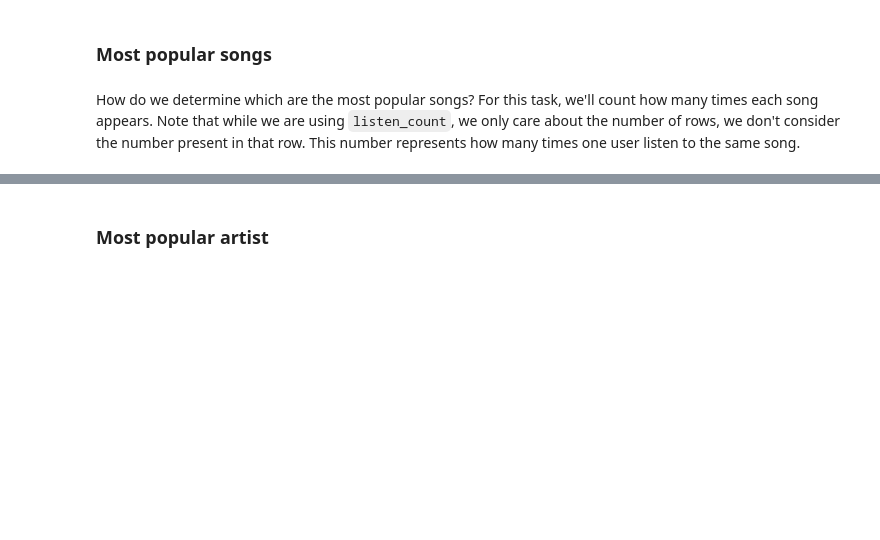
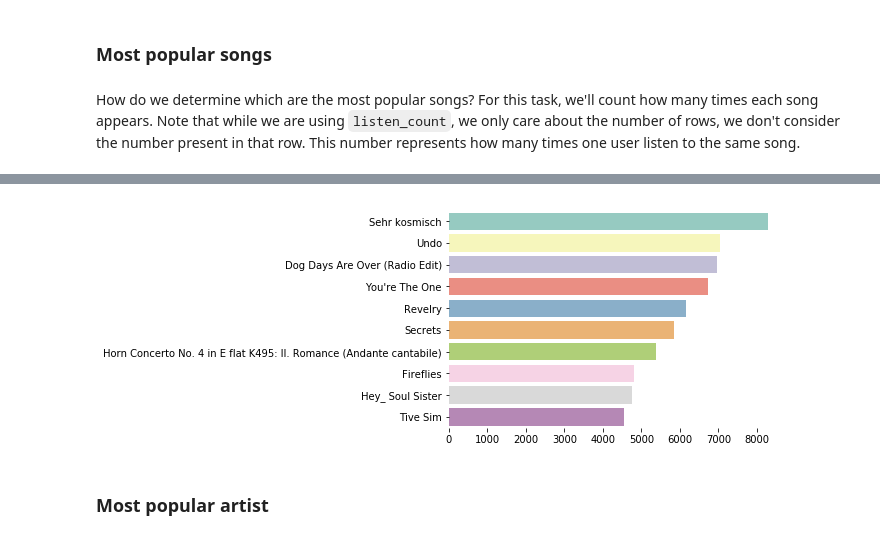
Before and after one commit to ugis22/music_recommender, a Jupyter notebook: music_recommender.ipynb, the cells around one changed output, grey strips where cells are left out. Cells and saved outputs as stored; diff of their text form; code cells hidden in the pictures; blank space fills up the shorter version.

```diff
--- a/music_recommender.ipynb
+++ b/music_recommender.ipynb
@@ -122,4 +116,4 @@ We'll go ahead and explore the popularity of songs and artists.
 How do we determine which are the most popular songs? For this task, we'll count how many times each song appears. Note that while we are using  `listen_count`, we only care about the number of rows, we don't consider the number present in that row. This number represents how many times one user listen to the same song.
 # %%
 #count how many rows we have by song, we show only the ten more popular songs
-songs.groupby('title')['listen_count'].count().reset_index().sort_values(['listen_count', 'title'], ascending = [0,1])[:10]
+ten_pop_songs = songs.groupby('title')['listen_count'].count().reset_index().sort_values(['listen_count', 'title'], ascending = [0,1])[:10]
@@ -138,3 +134,11 @@ songs.groupby('title')['listen_count'].count().reset_index().sort_values(['liste
+# %%
+plt.figure()
+labels = ten_pop_songs['title'].tolist()
+counts = ten_pop_songs['listen_count'].tolist()
+sns.barplot(x=counts, y=labels, palette='Set3')
+sns.despine(left=True, bottom=True)
+# %% [output]
+[figure, added]
 # %% [markdown]
 ### Most popular artist
 # %% [markdown]
```
Also changed, not shown: parts of 10 cells of this notebook.
